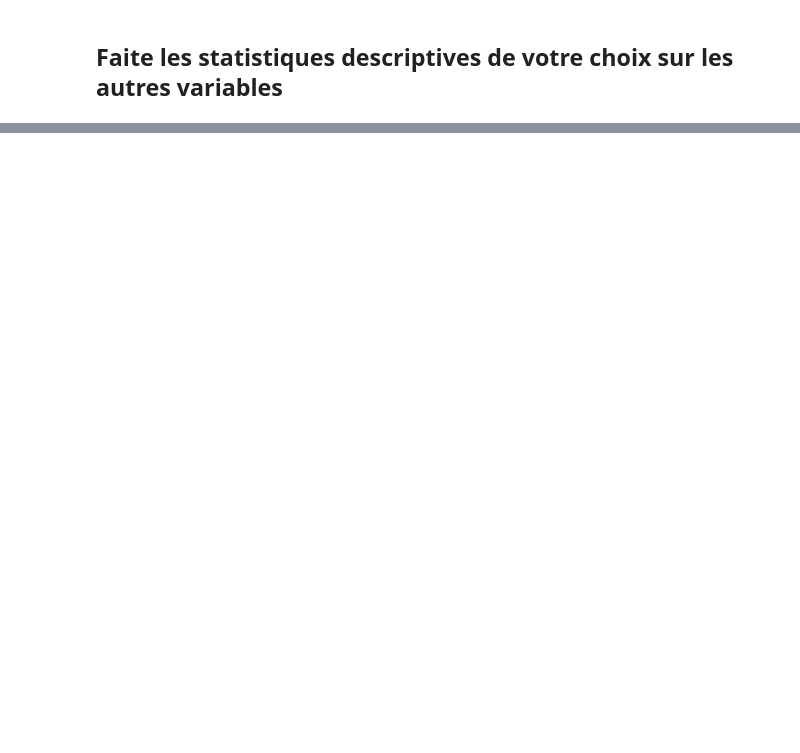
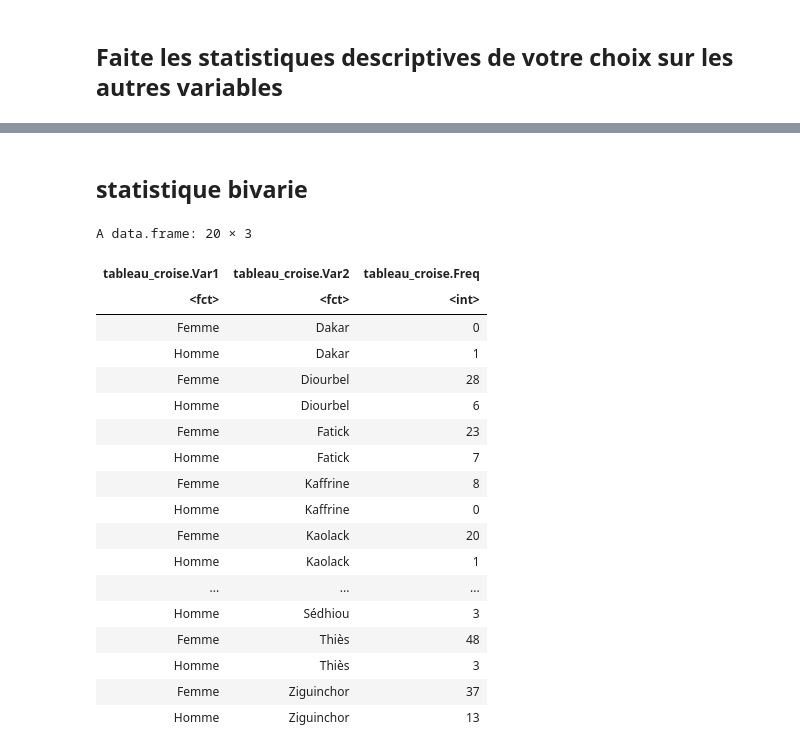
Before and after one commit to Mafieuu/ISE1_Cours-R-exploration-de-donnees, a Jupyter notebook: script/main.ipynb, the cells around one changed output, grey strips where cells are left out. Cells and saved outputs as stored; diff of their text form; code cells hidden in the pictures; blank space fills up the shorter version.

```diff
--- a/script/main.ipynb
+++ b/script/main.ipynb
@@ -308,0 +458,2 @@ univarie<-function(var,projet_=projet){
+# %% [markdown]
+## statistique bivarie
@@ -308,0 +543,22 @@ univarie<-function(var,projet_=projet){
+# %%
+resultats
+# %% [output]
+A data.frame: 20 × 3
+| tableau_croise.Var1 | tableau_croise.Var2 | tableau_croise.Freq |
+| <fct> | <fct> | <int> |
+| Femme | Dakar | 0 |
+| Homme | Dakar | 1 |
+| Femme | Diourbel | 28 |
+| Homme | Diourbel | 6 |
+| Femme | Fatick | 23 |
+| Homme | Fatick | 7 |
+| Femme | Kaffrine | 8 |
+| Homme | Kaffrine | 0 |
+| Femme | Kaolack | 20 |
+| Homme | Kaolack | 1 |
+| ... | ... | ... |
+| Homme | Sédhiou | 3 |
+| Femme | Thiès | 48 |
+| Homme | Thiès | 3 |
+| Femme | Ziguinchor | 37 |
+| Homme | Ziguinchor | 13 |
```
Also changed, not shown: parts of 25 cells of this notebook, 1 other file.
